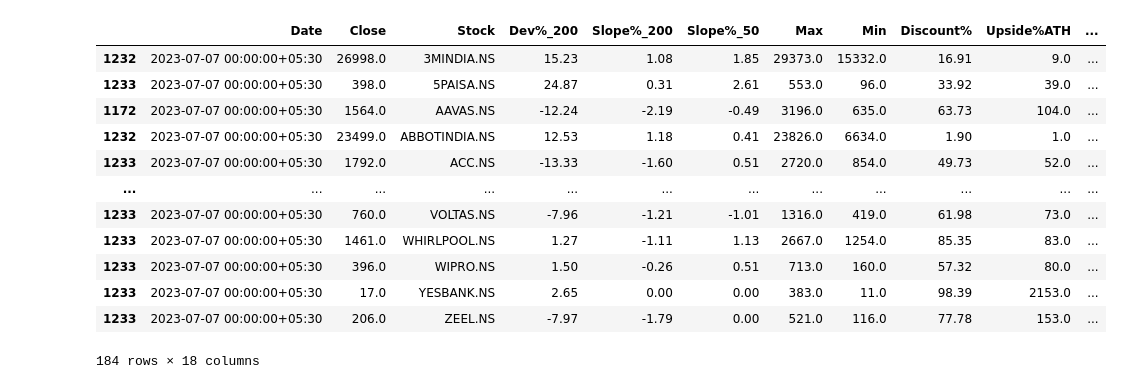
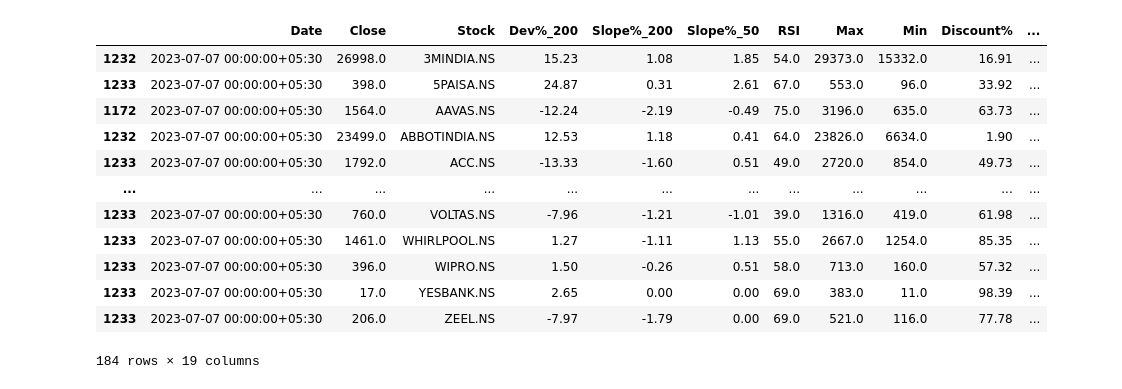
Before and after one commit to ankit-rathi/Data-Science-with-Python, a Jupyter notebook: Tradevesting/myProspects_200_DMA_RSI_14_Signals.ipynb, the cells around one changed output. Saved outputs shown, nothing was run; the diff lists cells and outputs as text; code cells hidden in the pictures.

```diff
--- a/Tradevesting/myProspects_200_DMA_RSI_14_Signals.ipynb
+++ b/Tradevesting/myProspects_200_DMA_RSI_14_Signals.ipynb
@@ -124,10 +124,10 @@ def stock_prec_dev(stock_symbol):
     stock_df['50_SMA_Lag5'] = stock_df['50_SMA'].shift(5)
     stock_df['Slope%_50'] = round((stock_df['50_SMA'] - stock_df['50_SMA_Lag5'])*100/stock_df['50_SMA'],2)
 
-    #stock_df.ta.rsi(append=True)
-    #stock_df.rename(columns={'RSI_14':'RSI'}, inplace=True)
+    stock_df.ta.rsi(append=True)
+    stock_df.rename(columns={'RSI_14':'RSI'}, inplace=True)
     stock_df['Close'] = round(stock_df['Close'],0)
-    #stock_df['RSI'] = round(stock_df['RSI'],0)
+    stock_df['RSI'] = round(stock_df['RSI'],0)
     stock_df['Max'] = round(max(stock_df['Close']),0)
     stock_df['Min'] = round(min(stock_df['Close']),0)
     stock_df['Discount%'] = round((stock_df['Max']-stock_df['Close'])*100/(stock_df['Max']-stock_df['Min']),2)
@@ -135,43 +135,43 @@ def stock_prec_dev(stock_symbol):
     stock_df.drop(['Open', 'Low', 'High', 'Volume','20_SMA','50_SMA','200_SMA','200_SMA_Lag10','50_SMA_Lag5'
                    ], axis=1, inplace=True)
 
     return stock_df
 
 df_prec_dev = pd.DataFrame()
 
 #tmp = stock_prec_dev('ULTRACEMCO.NS')
 #df_perform = df_perform.append(tmp)
 for stock_id in stock_ids:
 
     stock_id = stock_id.upper() + '.NS'
     tmp = stock_prec_dev(stock_id)
     tmp = tmp.reset_index()
     tmp = tmp.tail(1)
     tmp['Avg_Cost'] = mypf[(mypf['Symbol']+'.NS') == stock_id.upper()]['AvgCost'].values[0]
     tmp['Shares'] = mypf[(mypf['Symbol']+'.NS') == stock_id.upper()]['Shares'].values[0]
     tmp['Med_PE'] = mypf[(mypf['Symbol']+'.NS') == stock_id.upper()]['MedianPE'].values[0]
     #tmp['Curr_PE'] = current_pe
     #tmp['BizOutlook'] = mypf[(mypf['Symbol']+'.NS') == stock_id.upper()]['BizOutlook'].values[0]
     #tmp['BizDurability'] = mypf[(mypf['Symbol']+'.NS') == stock_id.upper()]['BizDurability'].values[0]
     tmp['Conviction'] = mypf[(mypf['Symbol']+'.NS') == stock_id.upper()]['Conviction'].values[0]
     tmp['LatestQtr'] = mypf[(mypf['Symbol']+'.NS') == stock_id.upper()]['LatestQtr'].values[0]
     tmp['StarStock'] = mypf[(mypf['Symbol']+'.NS') == stock_id.upper()]['StarStock'].values[0]
     tmp['Criteria'] = mypf[(mypf['Symbol']+'.NS') == stock_id.upper()]['Criteria'].values[0]
     tmp['Strategy'] = mypf[(mypf['Symbol']+'.NS') == stock_id.upper()]['Strategy'].values[0]
     df_prec_dev = df_prec_dev.append(tmp)
 
 df_prec_dev
 # %% [output]
-|  | Date | Close | Stock | Dev%_200 | Slope%_200 | Slope%_50 | Max | Min | Discount% | Upside%ATH | ... |
-| 1232 | 2023-07-07 00:00:00+05:30 | 26998.0 | 3MINDIA.NS | 15.23 | 1.08 | 1.85 | 29373.0 | 15332.0 | 16.91 | 9.0 | ... |
-| 1233 | 2023-07-07 00:00:00+05:30 | 398.0 | 5PAISA.NS | 24.87 | 0.31 | 2.61 | 553.0 | 96.0 | 33.92 | 39.0 | ... |
-| 1172 | 2023-07-07 00:00:00+05:30 | 1564.0 | AAVAS.NS | -12.24 | -2.19 | -0.49 | 3196.0 | 635.0 | 63.73 | 104.0 | ... |
-| 1232 | 2023-07-07 00:00:00+05:30 | 23499.0 | ABBOTINDIA.NS | 12.53 | 1.18 | 0.41 | 23826.0 | 6634.0 | 1.90 | 1.0 | ... |
-| 1233 | 2023-07-07 00:00:00+05:30 | 1792.0 | ACC.NS | -13.33 | -1.60 | 0.51 | 2720.0 | 854.0 | 49.73 | 52.0 | ... |
+|  | Date | Close | Stock | Dev%_200 | Slope%_200 | Slope%_50 | RSI | Max | Min | Discount% | ... |
+| 1232 | 2023-07-07 00:00:00+05:30 | 26998.0 | 3MINDIA.NS | 15.23 | 1.08 | 1.85 | 54.0 | 29373.0 | 15332.0 | 16.91 | ... |
+| 1233 | 2023-07-07 00:00:00+05:30 | 398.0 | 5PAISA.NS | 24.87 | 0.31 | 2.61 | 67.0 | 553.0 | 96.0 | 33.92 | ... |
+| 1172 | 2023-07-07 00:00:00+05:30 | 1564.0 | AAVAS.NS | -12.24 | -2.19 | -0.49 | 75.0 | 3196.0 | 635.0 | 63.73 | ... |
+| 1232 | 2023-07-07 00:00:00+05:30 | 23499.0 | ABBOTINDIA.NS | 12.53 | 1.18 | 0.41 | 64.0 | 23826.0 | 6634.0 | 1.90 | ... |
+| 1233 | 2023-07-07 00:00:00+05:30 | 1792.0 | ACC.NS | -13.33 | -1.60 | 0.51 | 49.0 | 2720.0 | 854.0 | 49.73 | ... |
 | ... | ... | ... | ... | ... | ... | ... | ... | ... | ... | ... | ... |
-| 1233 | 2023-07-07 00:00:00+05:30 | 760.0 | VOLTAS.NS | -7.96 | -1.21 | -1.01 | 1316.0 | 419.0 | 61.98 | 73.0 | ... |
-| 1233 | 2023-07-07 00:00:00+05:30 | 1461.0 | WHIRLPOOL.NS | 1.27 | -1.11 | 1.13 | 2667.0 | 1254.0 | 85.35 | 83.0 | ... |
-| 1233 | 2023-07-07 00:00:00+05:30 | 396.0 | WIPRO.NS | 1.50 | -0.26 | 0.51 | 713.0 | 160.0 | 57.32 | 80.0 | ... |
-| 1233 | 2023-07-07 00:00:00+05:30 | 17.0 | YESBANK.NS | 2.65 | 0.00 | 0.00 | 383.0 | 11.0 | 98.39 | 2153.0 | ... |
-| 1233 | 2023-07-07 00:00:00+05:30 | 206.0 | ZEEL.NS | -7.97 | -1.79 | 0.00 | 521.0 | 116.0 | 77.78 | 153.0 | ... |
+| 1233 | 2023-07-07 00:00:00+05:30 | 760.0 | VOLTAS.NS | -7.96 | -1.21 | -1.01 | 39.0 | 1316.0 | 419.0 | 61.98 | ... |
+| 1233 | 2023-07-07 00:00:00+05:30 | 1461.0 | WHIRLPOOL.NS | 1.27 | -1.11 | 1.13 | 55.0 | 2667.0 | 1254.0 | 85.35 | ... |
+| 1233 | 2023-07-07 00:00:00+05:30 | 396.0 | WIPRO.NS | 1.50 | -0.26 | 0.51 | 58.0 | 713.0 | 160.0 | 57.32 | ... |
+| 1233 | 2023-07-07 00:00:00+05:30 | 17.0 | YESBANK.NS | 2.65 | 0.00 | 0.00 | 69.0 | 383.0 | 11.0 | 98.39 | ... |
+| 1233 | 2023-07-07 00:00:00+05:30 | 206.0 | ZEEL.NS | -7.97 | -1.79 | 0.00 | 69.0 | 521.0 | 116.0 | 77.78 | ... |
-184 rows × 18 columns
+184 rows × 19 columns
```
Also changed, not shown: parts of 4 cells of this notebook.
